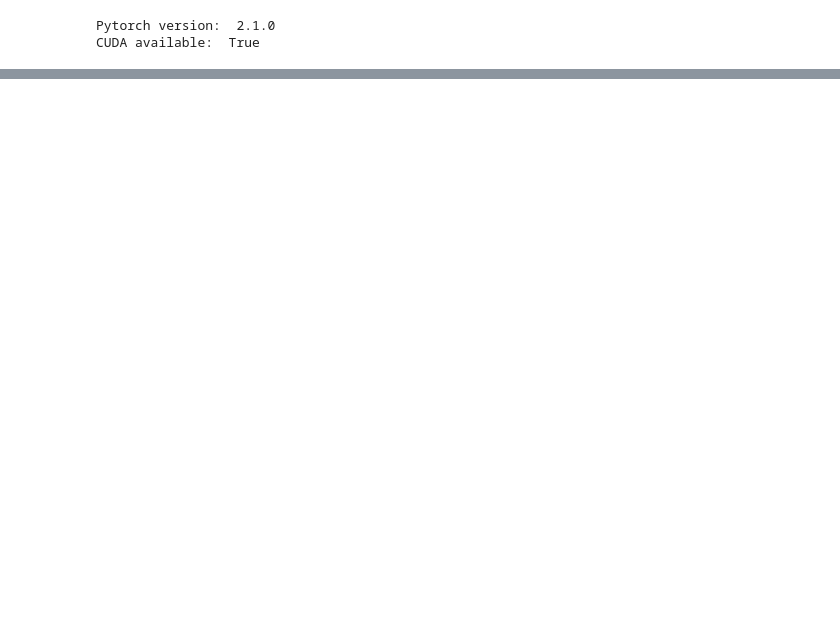
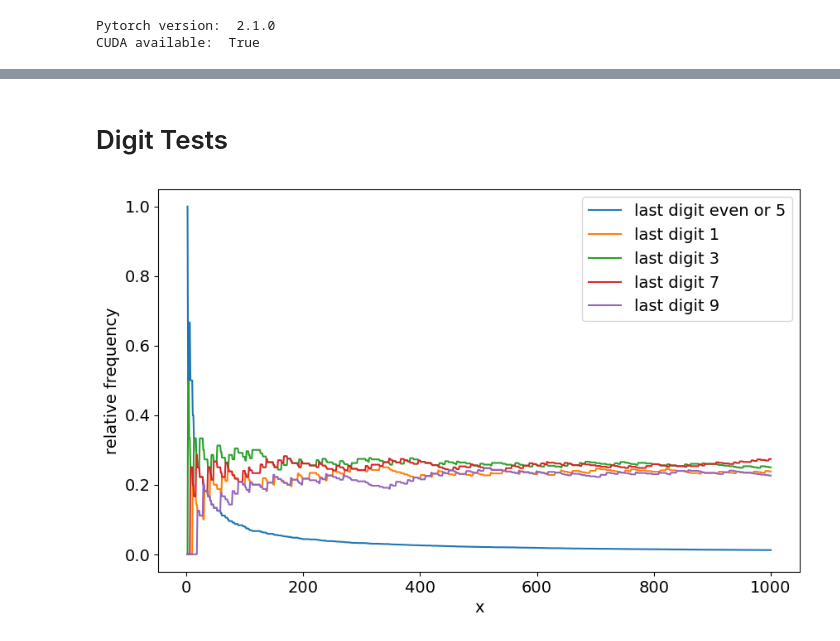
Before and after one commit to leehagaman/prime_guesser, a Jupyter notebook: prime_studies.ipynb, the cells around one changed output, grey strips where cells are left out. Saved outputs shown, nothing was run; the diff lists cells and outputs as text; code cells hidden in the pictures; blank space fills up the shorter version.

```diff
--- a/prime_studies.ipynb
+++ b/prime_studies.ipynb
@@ -185,0 +315,28 @@ plt.show()
+# %% [markdown]
+# Digit Tests
+# %%
+max_num = int(1000)
+
+xs = np.arange(1, max_num+1)
+curr_ps = get_prime_list(0, max_num)
+curr_pis = pis(max_num)
+
+last_digits_all = xs % 10
+last_digits_primes = np.where(np.isin(xs, curr_ps), last_digits_all, np.zeros(max_num, dtype=int) - 1)
+
+last_digit_cum_counts = {}
+for i in range(10):
+    last_digit_cum_counts[i] = np.cumsum(last_digits_primes == i)
+
+plt.figure(figsize=(10, 6))
+plt.plot(xs, (last_digit_cum_counts[0] + last_digit_cum_counts[2] + last_digit_cum_counts[4] + last_digit_cum_counts[6] + last_digit_cum_counts[8] + last_digit_cum_counts[5]) / curr_pis, label=f"last digit even or 5")
+plt.plot(xs, last_digit_cum_counts[1] / curr_pis, label=f"last digit 1")
+plt.plot(xs, last_digit_cum_counts[3] / curr_pis, label=f"last digit 3")
+plt.plot(xs, last_digit_cum_counts[7] / curr_pis, label=f"last digit 7")
+plt.plot(xs, last_digit_cum_counts[9] / curr_pis, label=f"last digit 9")
+plt.xlabel("x")
+plt.ylabel("relative frequency")
+plt.legend()
+plt.show()
+# %% [output]
+[figure, added]
```
Also changed, not shown: parts of 14 cells of this notebook.
